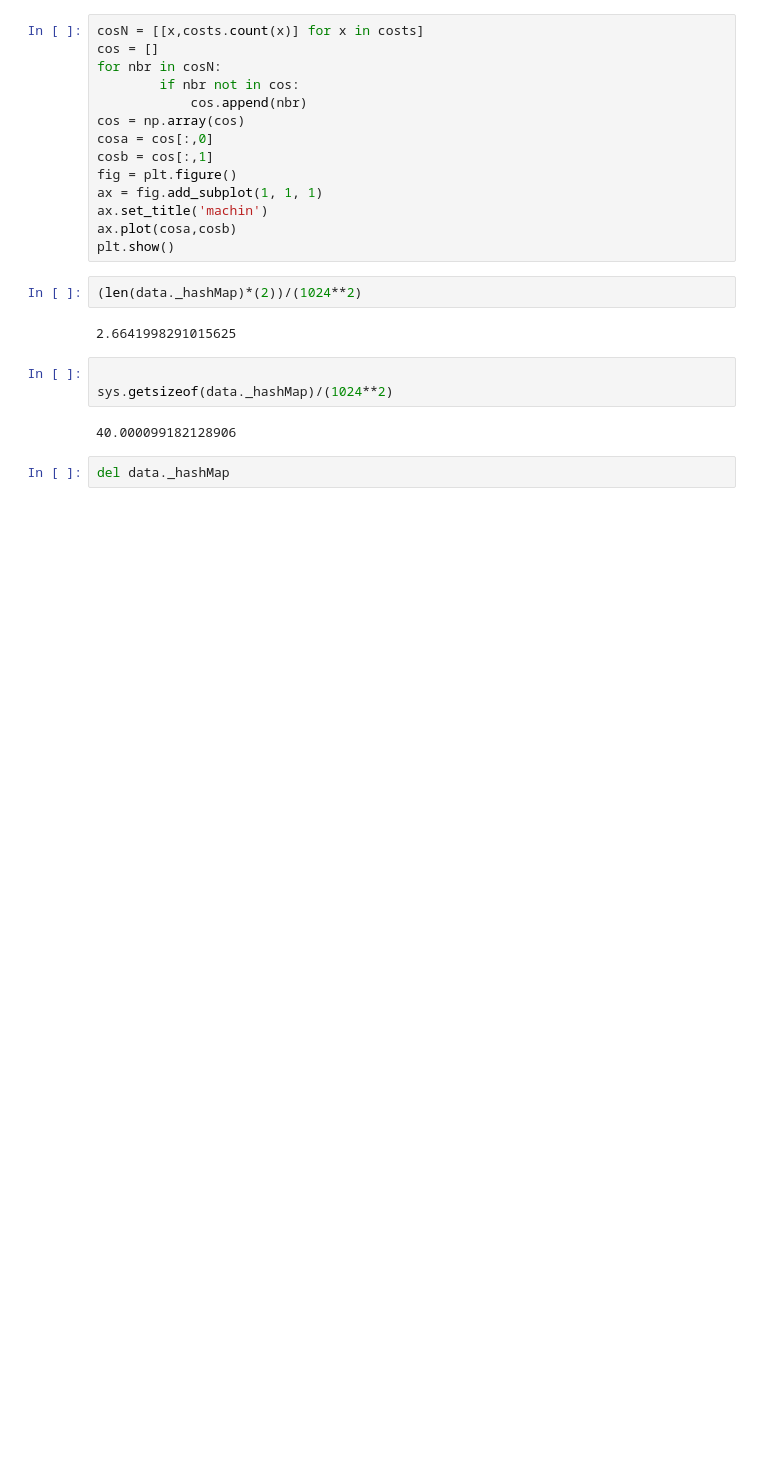
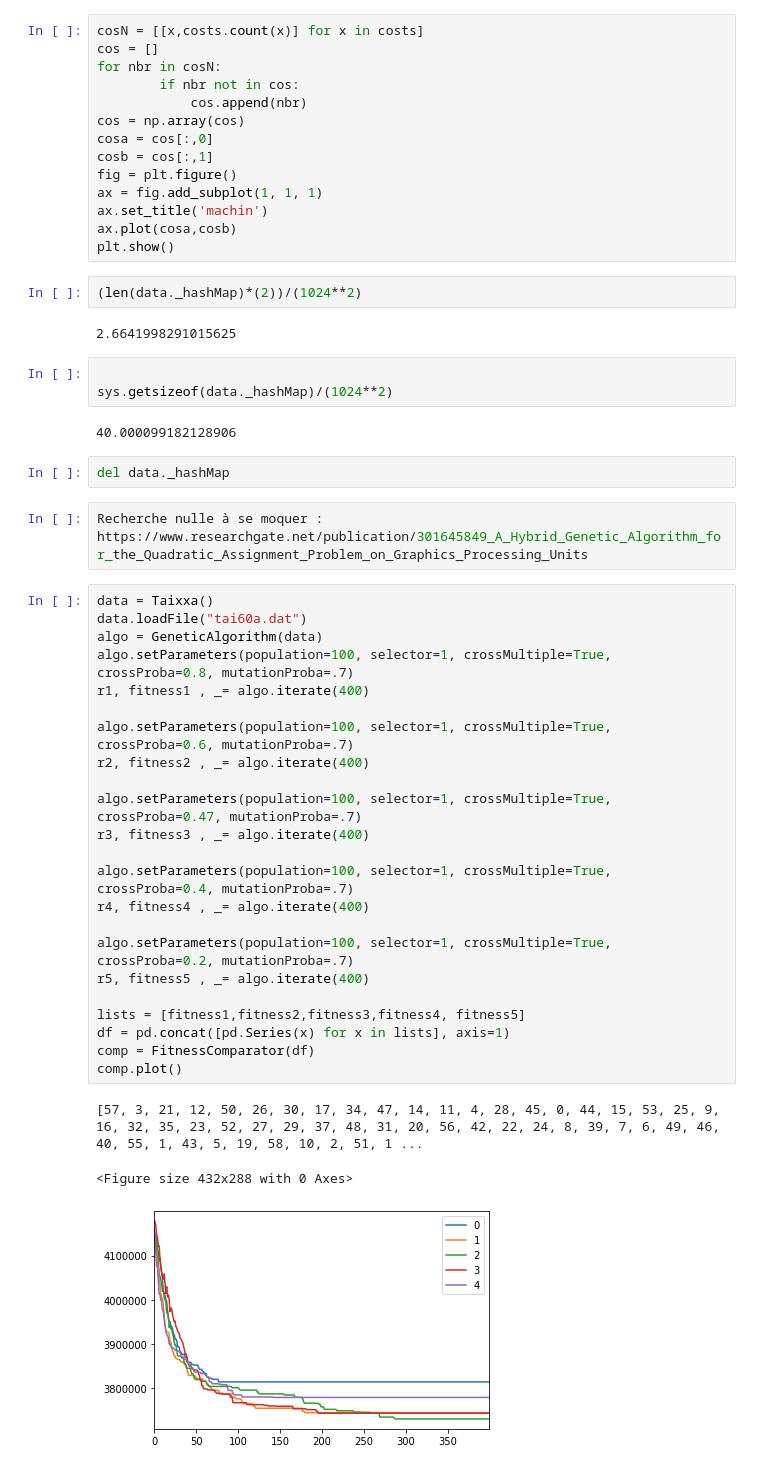
Before and after one commit to M-Garrigues/Quadratic-Assignment-Problem, a Jupyter notebook: notebooks/Taixxa.ipynb, the cells around one changed output. Saved outputs shown, nothing was run; the diff lists cells and outputs as text; blank space fills up the shorter version.

```diff
--- a/notebooks/Taixxa.ipynb
+++ b/notebooks/Taixxa.ipynb
@@ -604,3 +605,32 @@ sys.getsizeof(data._hashMap)/(1024**2)
 40.000099182128906
 # %%
 del data._hashMap
+# %%
+Recherche nulle à se moquer : https://www.researchgate.net/publication/301645849_A_Hybrid_Genetic_Algorithm_for_the_Quadratic_Assignment_Problem_on_Graphics_Processing_Units
+# %%
+data = Taixxa()
+data.loadFile("tai60a.dat")
+algo = GeneticAlgorithm(data)
+algo.setParameters(population=100, selector=1, crossMultiple=True, crossProba=0.8, mutationProba=.7)
+r1, fitness1 , _= algo.iterate(400)
+
+algo.setParameters(population=100, selector=1, crossMultiple=True, crossProba=0.6, mutationProba=.7)
+r2, fitness2 , _= algo.iterate(400)
+
+algo.setParameters(population=100, selector=1, crossMultiple=True, crossProba=0.47, mutationProba=.7)
+r3, fitness3 , _= algo.iterate(400)
+
+algo.setParameters(population=100, selector=1, crossMultiple=True, crossProba=0.4, mutationProba=.7)
+r4, fitness4 , _= algo.iterate(400)
+
+algo.setParameters(population=100, selector=1, crossMultiple=True, crossProba=0.2, mutationProba=.7)
+r5, fitness5 , _= algo.iterate(400)
+
+lists = [fitness1,fitness2,fitness3,fitness4, fitness5]
+df = pd.concat([pd.Series(x) for x in lists], axis=1)
+comp = FitnessComparator(df)
+comp.plot()
+# %% [output]
+[57, 3, 21, 12, 50, 26, 30, 17, 34, 47, 14, 11, 4, 28, 45, 0, 44, 15, 53, 25, 9, 16, 32, 35, 23, 52, 27, 29, 37, 48, 31, 20, 56, 42, 22, 24, 8, 39, 7, 6, 49, 46, 40, 55, 1, 43, 5, 19, 58, 10, 2, 51, 1 ...
+<Figure size 432x288 with 0 Axes>
+[figure, added]
```
Also changed, not shown: parts of 1 cell of this notebook, 1 other file.
